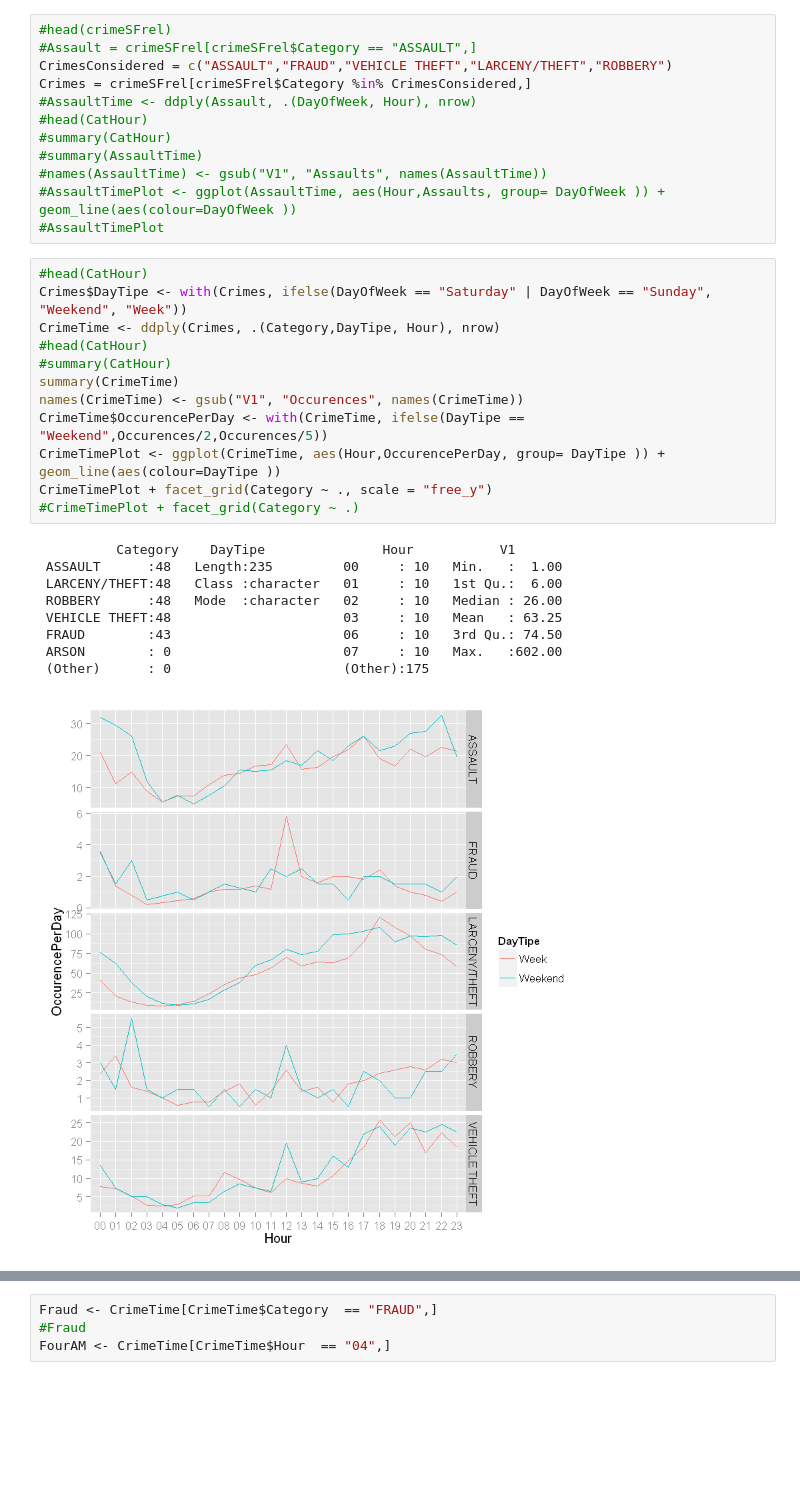
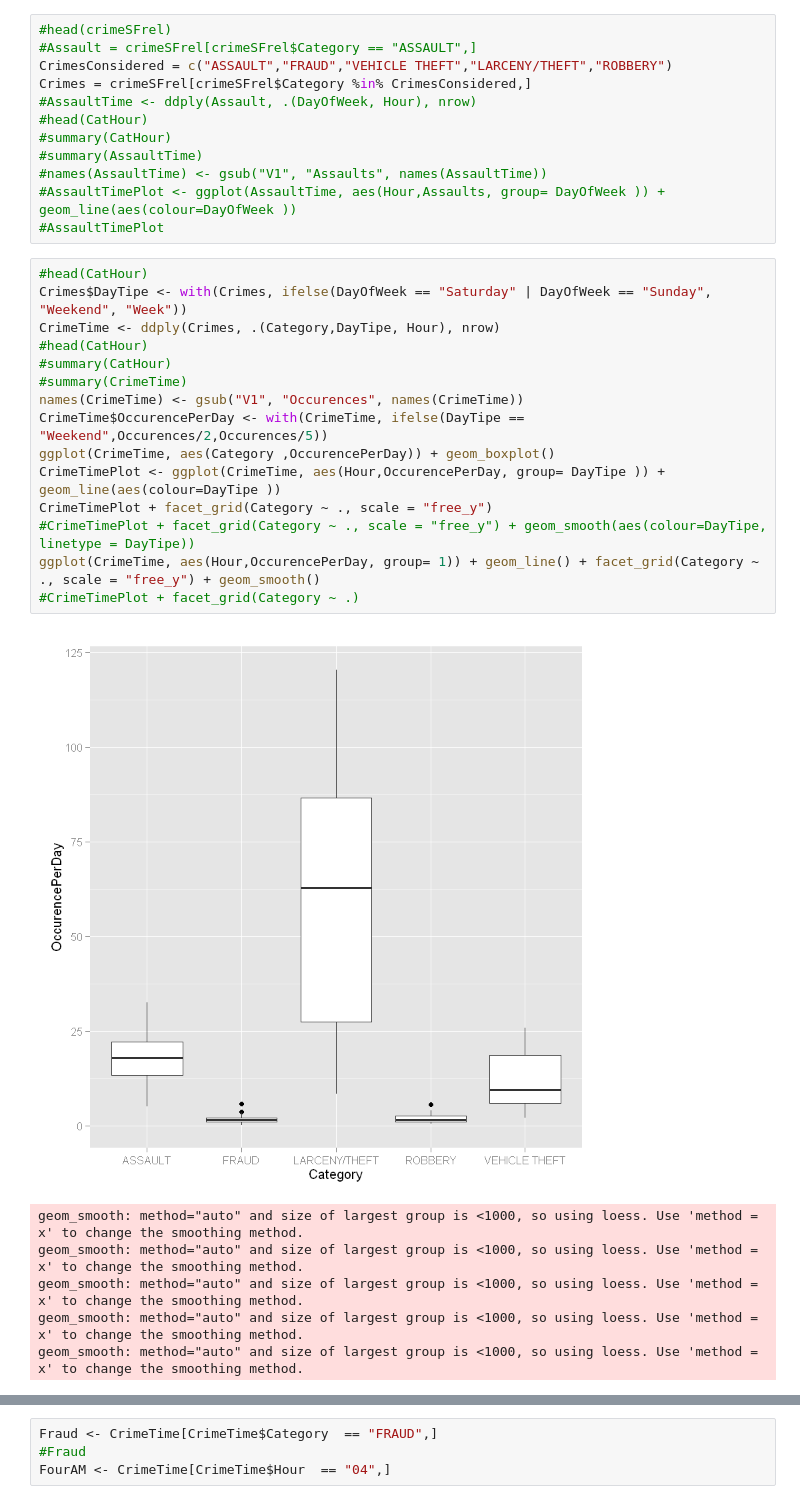
Before and after one commit to LaurentFranckx/SFCrime, a Jupyter notebook: SFcrimeLFR2.ipynb, the cells around one changed output, grey strips where cells are left out. Drawn from its saved outputs; the diff is of its cells as text; blank space fills up the shorter version.

Commit message:
fifth commit of SF crime

```diff
--- a/SFcrimeLFR2.ipynb
+++ b/SFcrimeLFR2.ipynb
@@ -72,22 +58,22 @@ Crimes = crimeSFrel[crimeSFrel$Category %in% CrimesConsidered,]
 # %%
 #head(CatHour)
 Crimes$DayTipe <- with(Crimes, ifelse(DayOfWeek == "Saturday" | DayOfWeek == "Sunday", "Weekend", "Week"))
 CrimeTime <- ddply(Crimes, .(Category,DayTipe, Hour), nrow)
 #head(CatHour)
 #summary(CatHour)
-summary(CrimeTime)
+#summary(CrimeTime)
 names(CrimeTime) <- gsub("V1", "Occurences", names(CrimeTime))
 CrimeTime$OccurencePerDay <- with(CrimeTime, ifelse(DayTipe == "Weekend",Occurences/2,Occurences/5))
+ggplot(CrimeTime, aes(Category ,OccurencePerDay)) + geom_boxplot()
 CrimeTimePlot <- ggplot(CrimeTime, aes(Hour,OccurencePerDay, group= DayTipe )) + geom_line(aes(colour=DayTipe ))
 CrimeTimePlot + facet_grid(Category ~ ., scale = "free_y")
+#CrimeTimePlot + facet_grid(Category ~ ., scale = "free_y") + geom_smooth(aes(colour=DayTipe, linetype = DayTipe))
+ggplot(CrimeTime, aes(Hour,OccurencePerDay, group= 1)) + geom_line() + facet_grid(Category ~ ., scale = "free_y") + geom_smooth()
 #CrimeTimePlot + facet_grid(Category ~ .)
 # %% [output]
+[figure, new version]
-          Category    DayTipe               Hour           V1
- ASSAULT      :48   Length:235         00     : 10   Min.   :  1.00
- LARCENY/THEFT:48   Class :character   01     : 10   1st Qu.:  6.00
- ROBBERY      :48   Mode  :character   02     : 10   Median : 26.00
- VEHICLE THEFT:48                      03     : 10   Mean   : 63.25
- FRAUD        :43                      06     : 10   3rd Qu.: 74.50
- ARSON        : 0                      07     : 10   Max.   :602.00
- (Other)      : 0                      (Other):175
+geom_smooth: method="auto" and size of largest group is <1000, so using loess. Use 'method = x' to change the smoothing method.
+geom_smooth: method="auto" and size of largest group is <1000, so using loess. Use 'method = x' to change the smoothing method.
+geom_smooth: method="auto" and size of largest group is <1000, so using loess. Use 'method = x' to change the smoothing method.
+geom_smooth: method="auto" and size of largest group is <1000, so using loess. Use 'method = x' to change the smoothing method.
+geom_smooth: method="auto" and size of largest group is <1000, so using loess. Use 'method = x' to change the smoothing method.
-[figure, old version]
```
Also changed, not shown: parts of 10 cells of this notebook.
